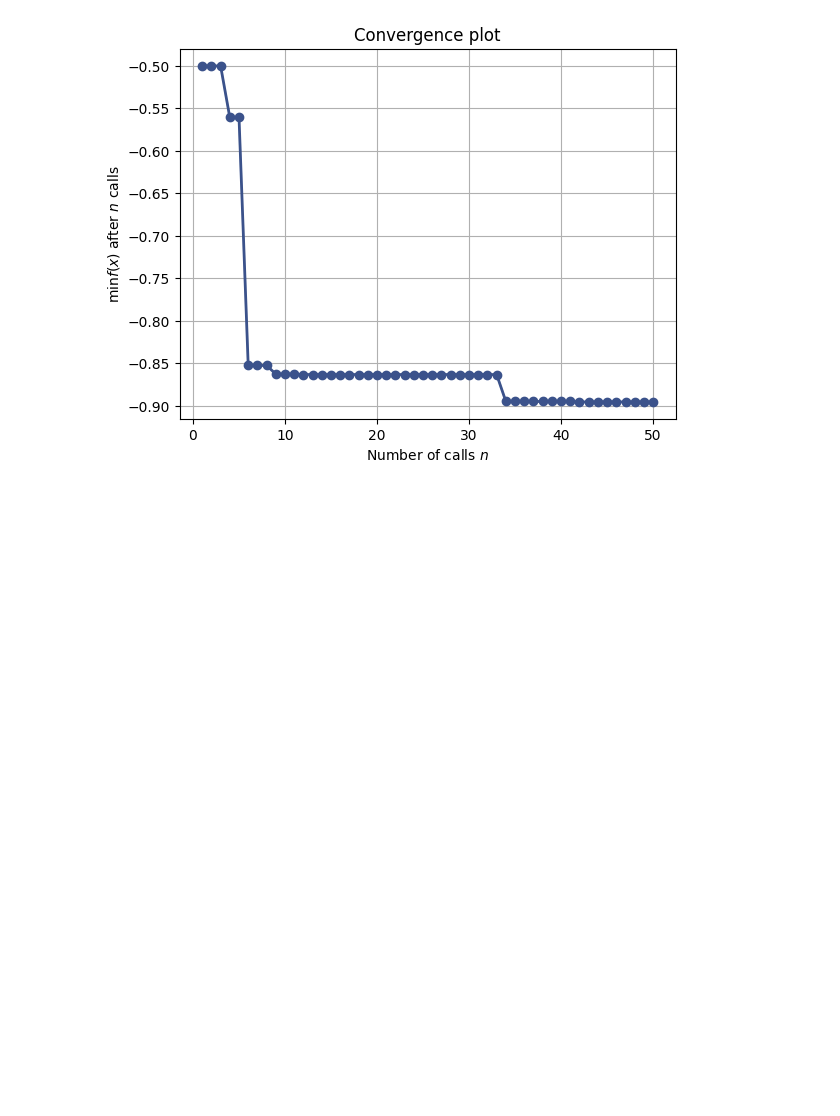
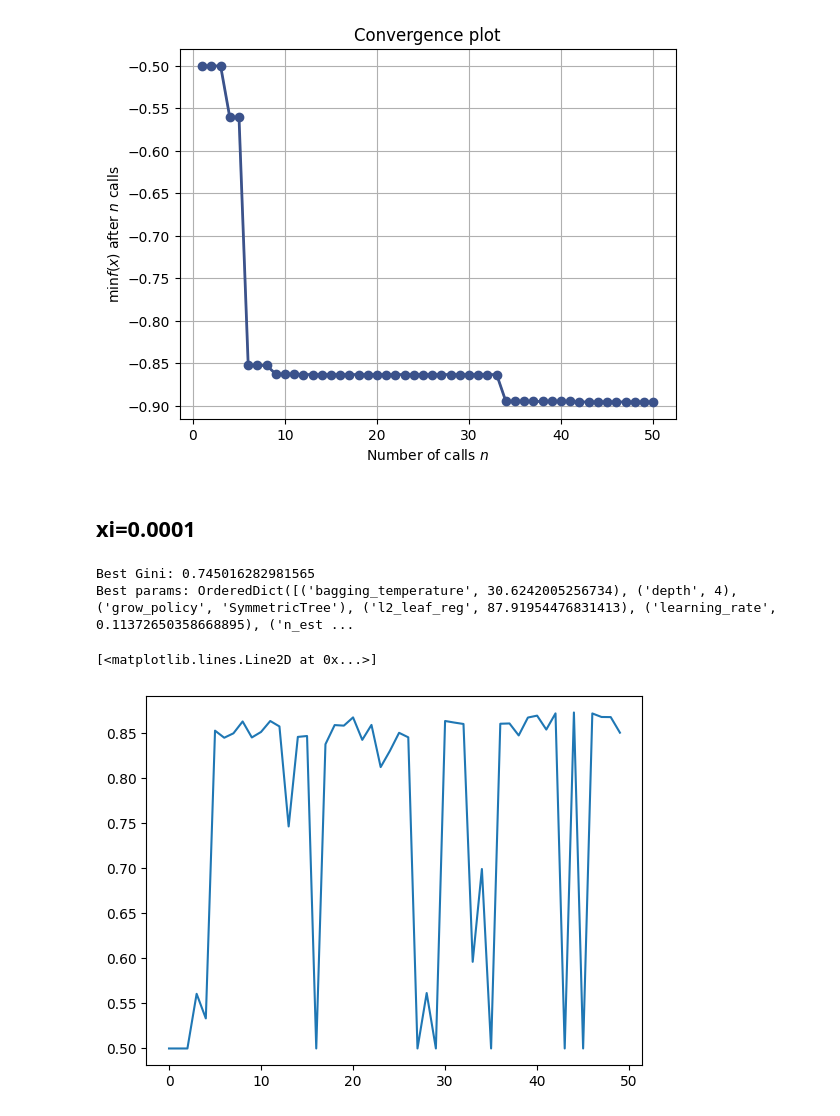
Before and after one commit to antbartash/australian_rain, a Jupyter notebook: BayesianOptimization_skopt.ipynb, the cells around one changed output. Saved outputs shown, nothing was run; the diff lists cells and outputs as text; code cells hidden in the pictures; blank space fills up the shorter version.

```diff
--- a/BayesianOptimization_skopt.ipynb
+++ b/BayesianOptimization_skopt.ipynb
@@ -335,3 +335,49 @@ plot_convergence(clf.optimizer_results_)
 plt.show()
 # %% [output]
 [figure]
+# %% [markdown]
+## xi=0.0001
+# %%
+hyperparameter_space = {
+    'n_estimators': Integer(low=100, high=500),
+    'learning_rate': Real(low=1e-6, high=0.5, prior='log-uniform'),
+    'depth': Integer(1, 8),
+    'l2_leaf_reg': Real(0.0, 100.0),
+    # 'random_strength': uniform(loc=0.01, scale=50), # CPU only
+    'bagging_temperature': Real(0.0, 100.0),
+    'grow_policy': Categorical(['SymmetricTree', 'Depthwise']),
+    'scale_pos_weight': Integer(low=1, high=4)
+}
+
+model = CatBoostClassifier(
+    cat_features=['Location', 'WindGustDir', 'WindDir9am', 'WindDir3pm'],
+    random_state=42, verbose=False, task_type='GPU'
+)
+
+clf = BayesSearchCV(
+    model, hyperparameter_space, n_iter=50,
+    optimizer_kwargs={
+        'base_estimator': 'GBRT', # 'RF', 'ET', 'GBRT'
+        'n_initial_points': 5,
+        'initial_point_generator': 'random', # 'grid'
+        'acq_func': 'gp_hedge', # probabilistically choose one of ['EI', 'LCB', 'PI'] acquisition functions at every iteration
+        'acq_func_kwargs': {'xi': 0.0001},
+        'n_jobs': -1, # default: 1
+        'random_state': 42
+    },
+    scoring='roc_auc', cv=3,
+    random_state=42, n_jobs=-1, verbose=3
+)
+
+clf.fit(X_train, y_train)
+# %%
+print(f"Best Gini: {clf.best_score_ * 2 - 1}")
+print(f"Best params: {clf.best_params_}")
+# %% [output]
+Best Gini: 0.745016282981565
+Best params: OrderedDict([('bagging_temperature', 30.6242005256734), ('depth', 4), ('grow_policy', 'SymmetricTree'), ('l2_leaf_reg', 87.91954476831413), ('learning_rate', 0.11372650358668895), ('n_est ...
+# %%
+plt.plot(clf.cv_results_['mean_test_score'])
+# %% [output]
+[<matplotlib.lines.Line2D at 0x...>]
+[figure, added]
```
Also changed, not shown: parts of 2 cells of this notebook.
